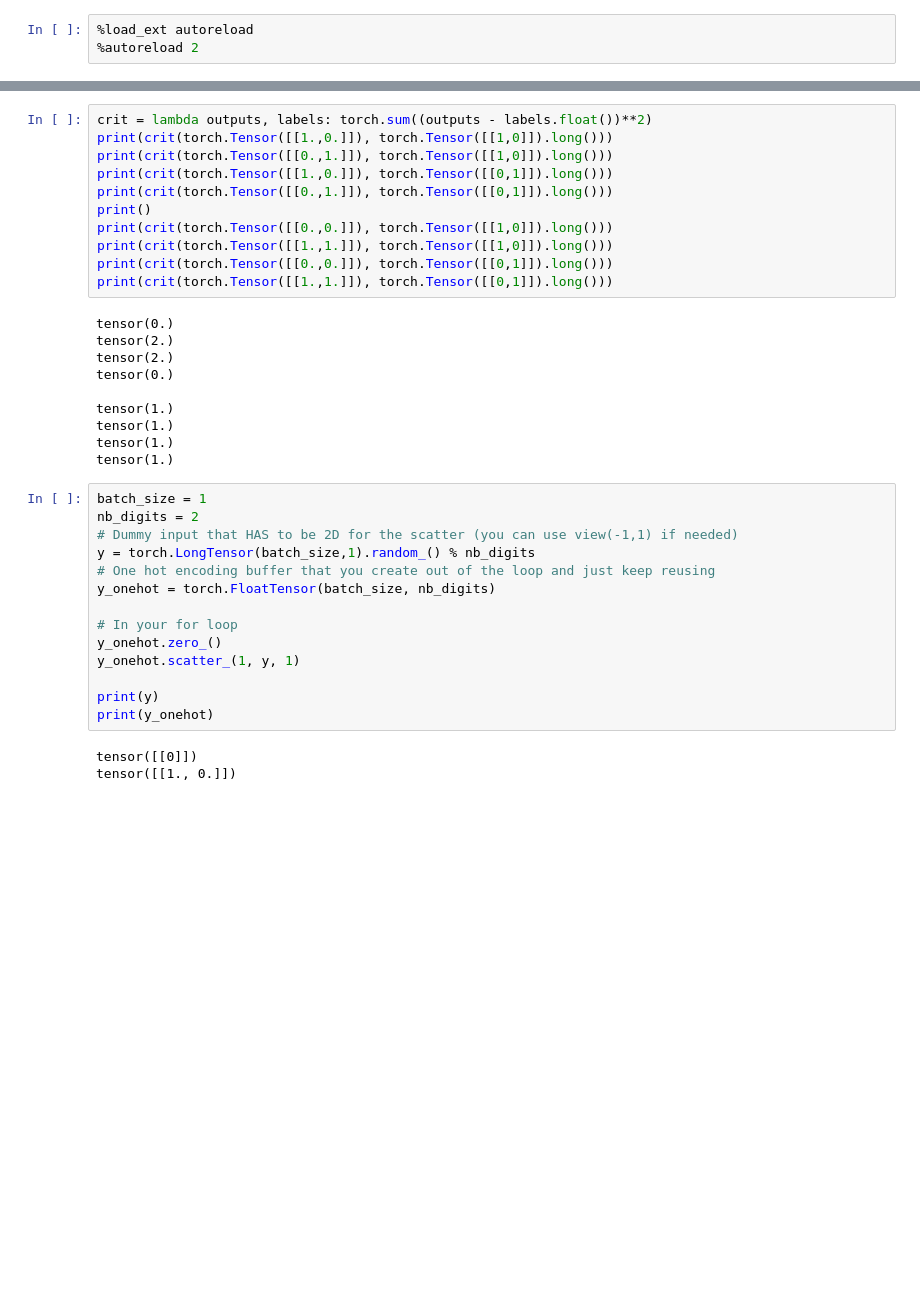
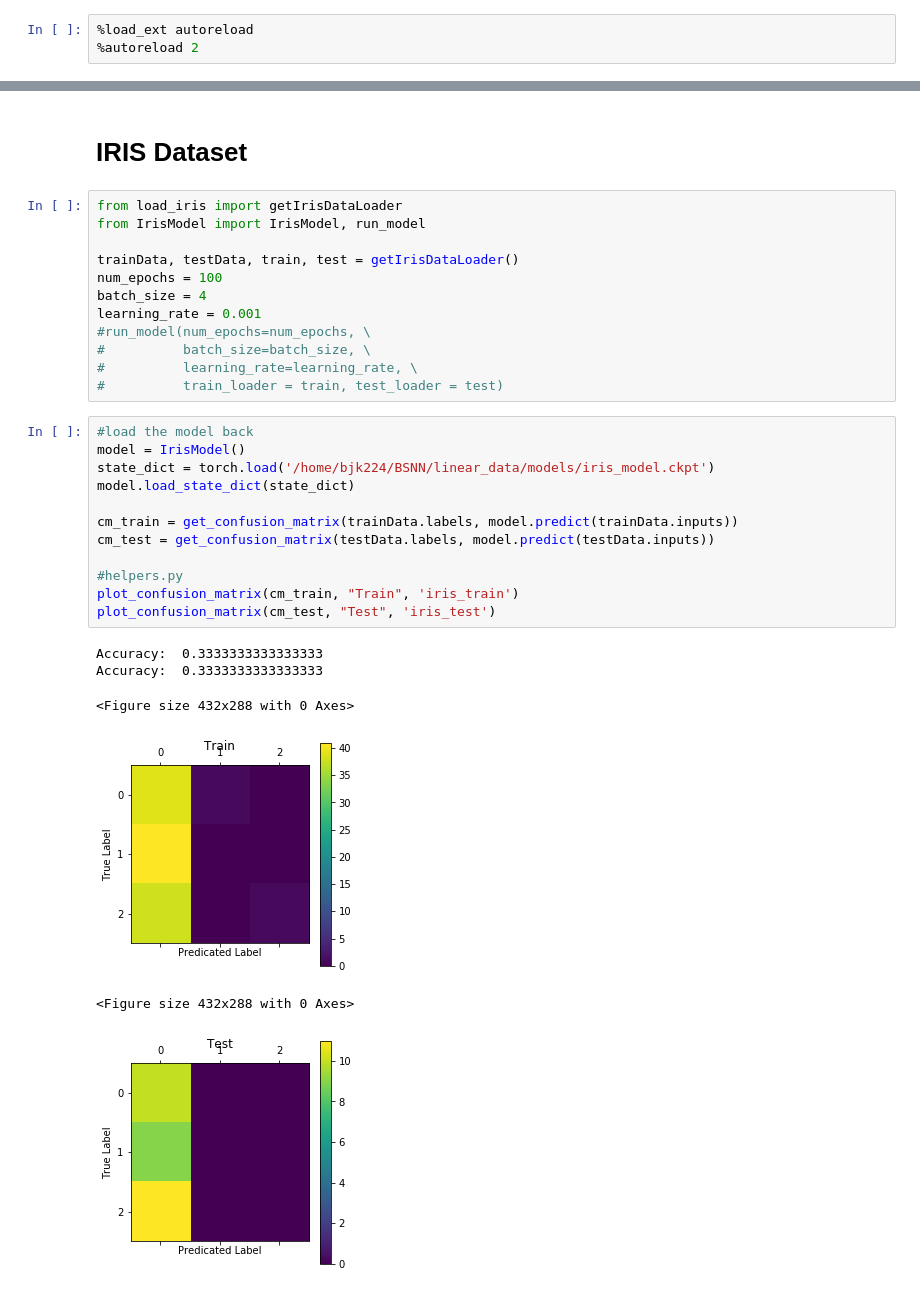
Before and after one commit to BrandonKates/BSNN, a Jupyter notebook: linear_data/BSNN.ipynb, the cells around one changed output, grey strips where cells are left out. Cells and saved outputs as stored; diff of their text form; blank space fills up the shorter version.

```diff
--- a/linear_data/BSNN.ipynb
+++ b/linear_data/BSNN.ipynb
@@ -122,38 +50,33 @@ tensor(-1.)
-# %%
-crit = lambda outputs, labels: torch.sum((outputs - labels.float())**2)
-print(crit(torch.Tensor([[1.,0.]]), torch.Tensor([[1,0]]).long()))
-print(crit(torch.Tensor([[0.,1.]]), torch.Tensor([[1,0]]).long()))
-print(crit(torch.Tensor([[1.,0.]]), torch.Tensor([[0,1]]).long()))
-print(crit(torch.Tensor([[0.,1.]]), torch.Tensor([[0,1]]).long()))
-print()
-print(crit(torch.Tensor([[0.,0.]]), torch.Tensor([[1,0]]).long()))
-print(crit(torch.Tensor([[1.,1.]]), torch.Tensor([[1,0]]).long()))
-print(crit(torch.Tensor([[0.,0.]]), torch.Tensor([[0,1]]).long()))
-print(crit(torch.Tensor([[1.,1.]]), torch.Tensor([[0,1]]).long()))
-# %% [output]
-tensor(0.)
-tensor(2.)
-tensor(2.)
-tensor(0.)
-
-tensor(1.)
-tensor(1.)
-tensor(1.)
-tensor(1.)
-# %%
-batch_size = 1
-nb_digits = 2
-# Dummy input that HAS to be 2D for the scatter (you can use view(-1,1) if needed)
-y = torch.LongTensor(batch_size,1).random_() % nb_digits
-# One hot encoding buffer that you create out of the loop and just keep reusing
-y_onehot = torch.FloatTensor(batch_size, nb_digits)
-
-# In your for loop
-y_onehot.zero_()
-y_onehot.scatter_(1, y, 1)
-
-print(y)
-print(y_onehot)
-# %% [output]
-tensor([[0]])
-tensor([[1., 0.]])
+# %% [markdown]
+# IRIS Dataset
+# %%
+from load_iris import getIrisDataLoader
+from IrisModel import IrisModel, run_model
+
+trainData, testData, train, test = getIrisDataLoader()
+num_epochs = 100
+batch_size = 4
+learning_rate = 0.001
+#run_model(num_epochs=num_epochs, \
+#          batch_size=batch_size, \
+#          learning_rate=learning_rate, \
+#          train_loader = train, test_loader = test)
+# %%
+#load the model back
+model = IrisModel()
+state_dict = torch.load('/home/bjk224/BSNN/linear_data/models/iris_model.ckpt')
+model.load_state_dict(state_dict)
+
+cm_train = get_confusion_matrix(trainData.labels, model.predict(trainData.inputs))
+cm_test = get_confusion_matrix(testData.labels, model.predict(testData.inputs))
+
+#helpers.py
+plot_confusion_matrix(cm_train, "Train", 'iris_train')
+plot_confusion_matrix(cm_test, "Test", 'iris_test')
+# %% [output]
+Accuracy:  0.3333333333333333
+Accuracy:  0.3333333333333333
+<Figure size 432x288 with 0 Axes>
+[figure, added]
+<Figure size 432x288 with 0 Axes>
+[figure, added]
```
Also changed, not shown: parts of 11 cells of this notebook, 2 other files.
